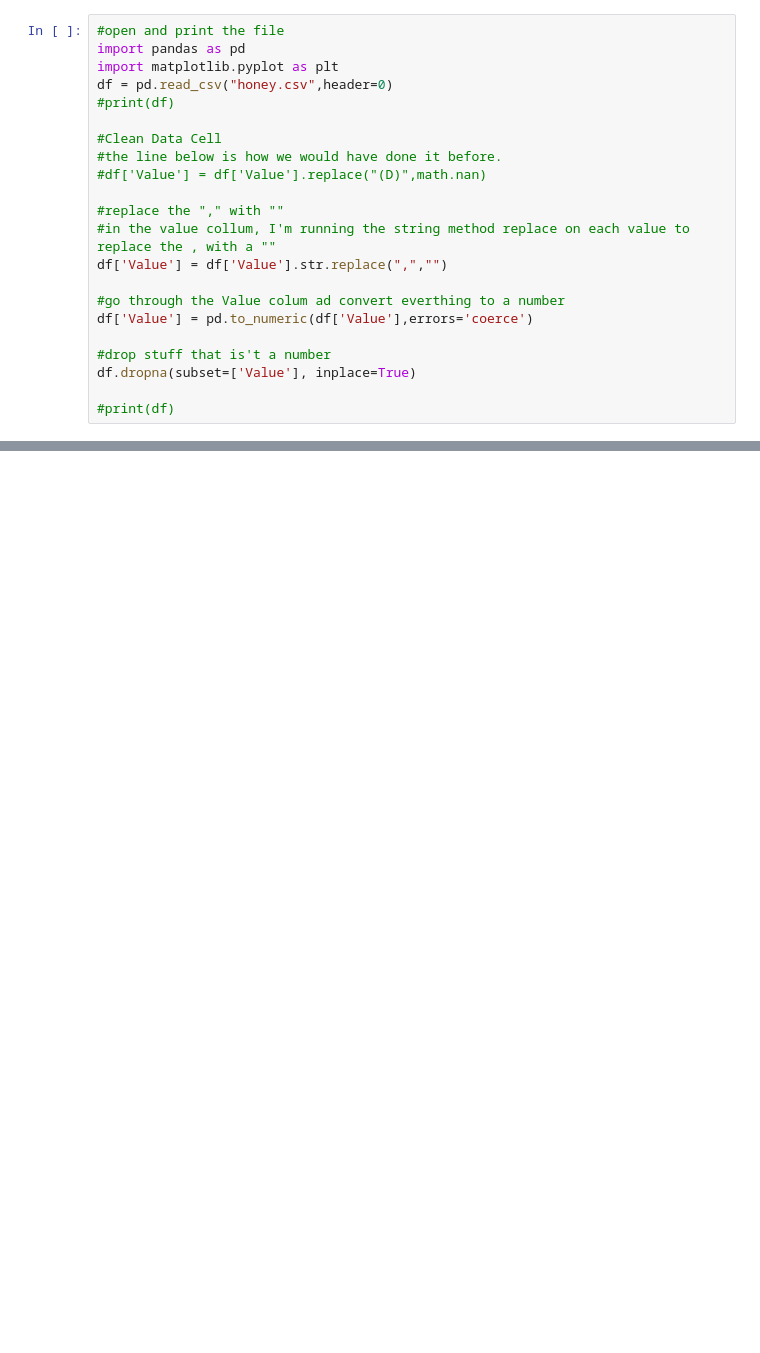
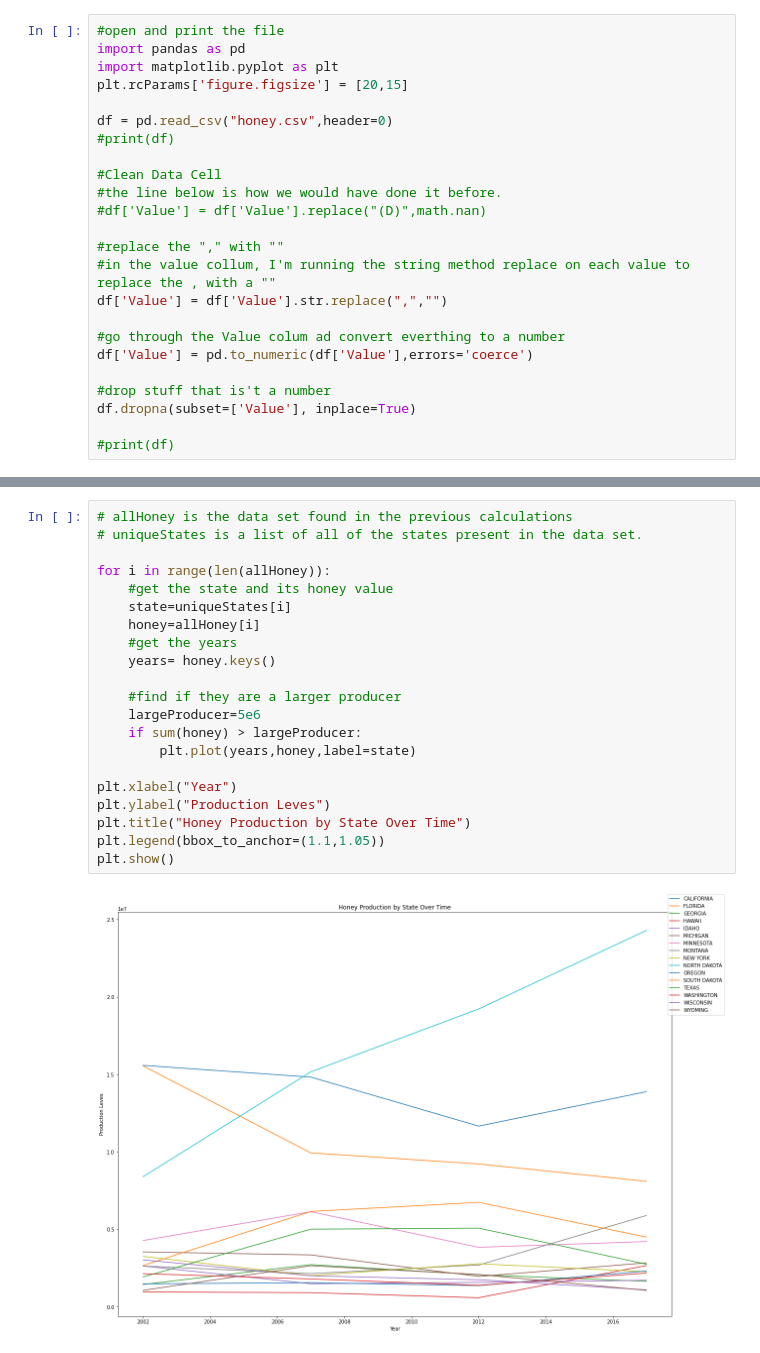
Before and after one commit to Gatesnt4020/2122AMmaterial, a Jupyter notebook: CSP/Unit3/Notes/Honey/Honey.ipynb, the cells around one changed output, grey strips where cells are left out. Cells and saved outputs as stored; diff of their text form; blank space fills up the shorter version.

```diff
--- a/CSP/Unit3/Notes/Honey/Honey.ipynb
+++ b/CSP/Unit3/Notes/Honey/Honey.ipynb
@@ -2,6 +2,8 @@
 #open and print the file
 import pandas as pd
 import matplotlib.pyplot as plt
+plt.rcParams['figure.figsize'] = [20,15]
+
 df = pd.read_csv("honey.csv",header=0)
 #print(df)
 
@@ -56,3 +58,26 @@ ARIZONA Year
 2012    2092818.0
 2017    1065682.0
 Name: Value, dtype: float64
+# %%
+# allHoney is the data set found in the previous calculations
+# uniqueStates is a list of all of the states present in the data set.
+
+for i in range(len(allHoney)):
+    #get the state and its honey value
+    state=uniqueStates[i]
+    honey=allHoney[i]
+    #get the years
+    years= honey.keys()
+
+    #find if they are a larger producer
+    largeProducer=5e6
+    if sum(honey) > largeProducer:
+        plt.plot(years,honey,label=state)
+
+plt.xlabel("Year")
+plt.ylabel("Production Leves")
+plt.title("Honey Production by State Over Time")
+plt.legend(bbox_to_anchor=(1.1,1.05))
+plt.show()
+# %% [output]
+[figure, added]
```
Also changed, not shown: parts of 5 cells of this notebook, 11 other files.
